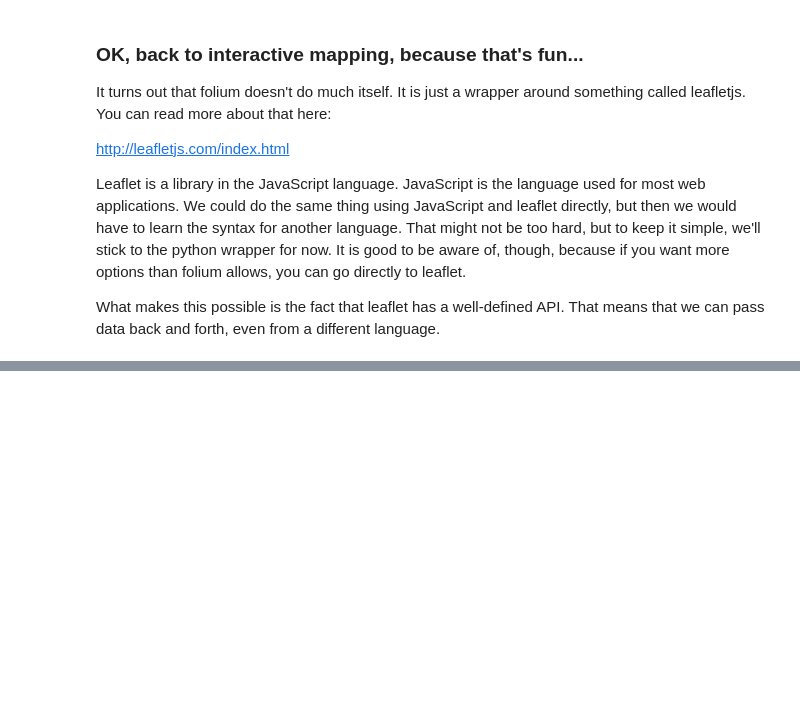
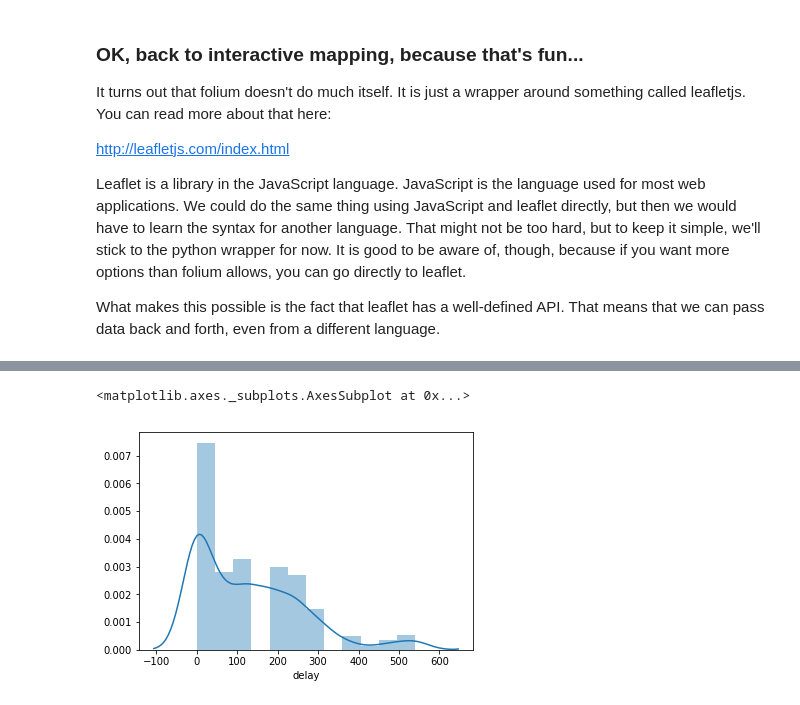
Before and after one commit to jcedmiston/METRA-Rail-Delay-Study, a Jupyter notebook: delay-mapping.ipynb, the cells around one changed output, grey strips where cells are left out. Drawn from its saved outputs; the diff is of its cells as text; code cells hidden in the pictures; blank space fills up the shorter version.

```diff
--- a/delay-mapping.ipynb
+++ b/delay-mapping.ipynb
@@ -71,0 +233,5 @@ m
+# %%
+sns.distplot(trips['delay'])
+# %% [output]
+<matplotlib.axes._subplots.AxesSubplot at 0x...>
+[figure, added]
```
Also changed, not shown: parts of 17 cells of this notebook, 2 other files.
